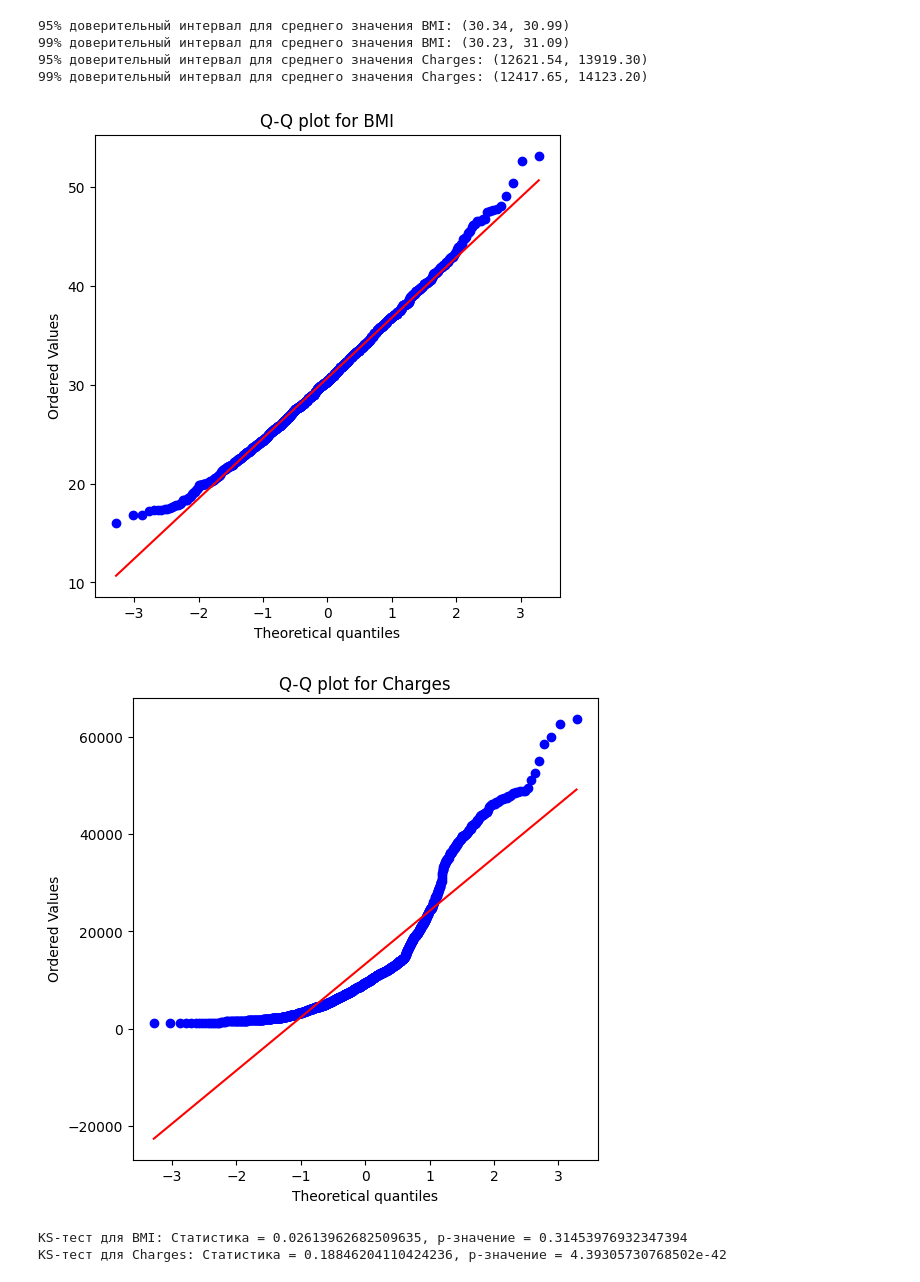
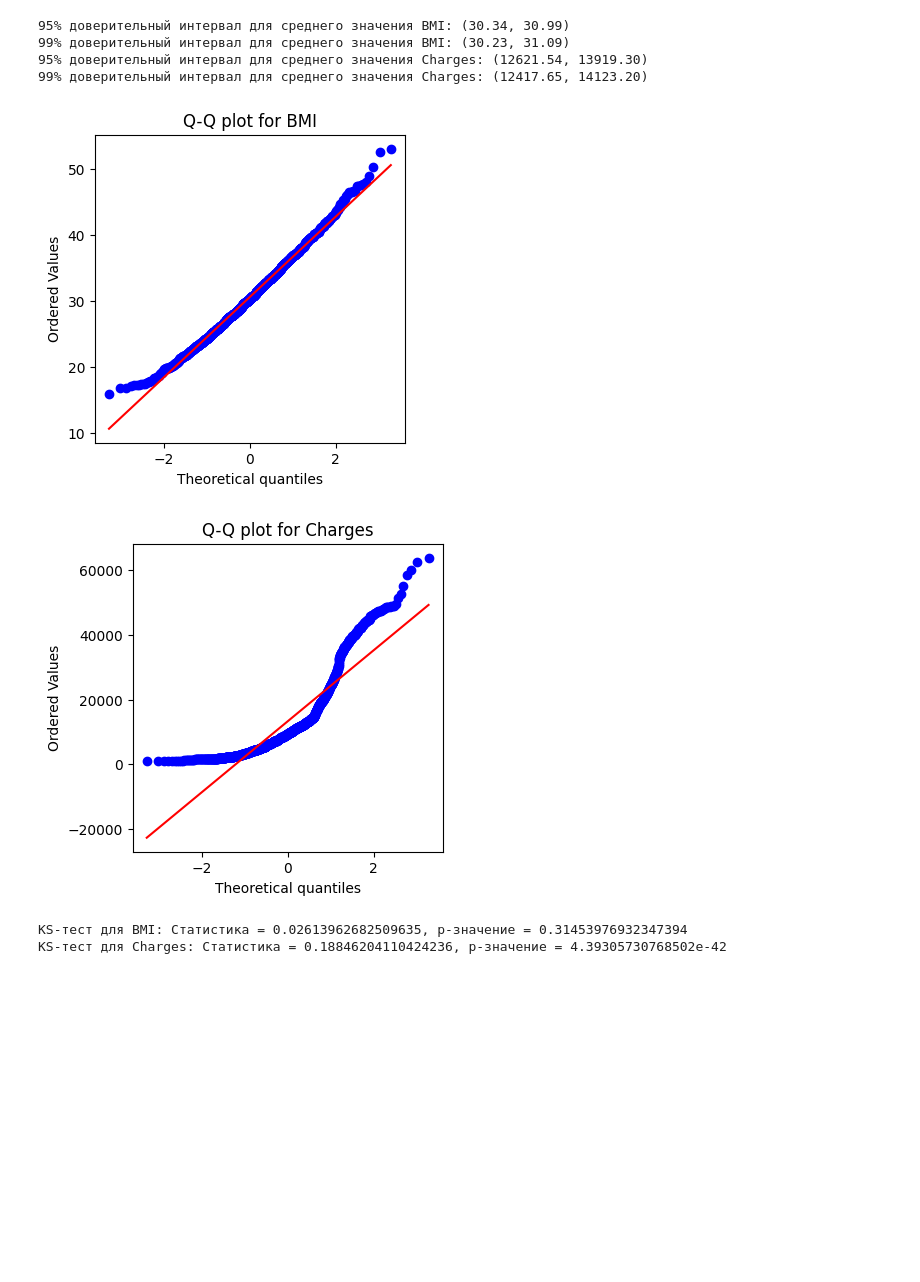
Before and after one commit to bratushkadan/t7-big-data, a Jupyter notebook: PRAC3.ipynb, the cells around one changed output. Drawn from its saved outputs; the diff is of its cells as text; code cells hidden in the pictures; blank space fills up the shorter version.

```diff
--- a/PRAC3.ipynb
+++ b/PRAC3.ipynb
@@ -240,36 +240,36 @@ print(f'99% доверительный интервал для среднего
 
 from scipy.stats import kstest
 
 bmi_data = data['bmi']
 charges_data = data['charges']
 
 # run KS-test and build Q-Q plot
 def check_normality(data, label):
     ks_statistic, p_value = kstest(data, 'norm', args=(np.mean(data), np.std(data)))
 
-    plt.figure(figsize=(6, 6))
+    plt.figure(figsize=(5, 5))
     stats.probplot(data, dist="norm", plot=plt)
     plt.title(f'Q-Q plot for {label}')
     plt.show()
 
     return ks_statistic, p_value
 
 # проверка нормальности для BMI
 bmi_ks_statistic, bmi_p_value = check_normality(bmi_data, 'BMI')
 
 # проверка нормальности для Charges
 charges_ks_statistic, charges_p_value = check_normality(charges_data, 'Charges')
 
 print(f'KS-тест для BMI: Статистика = {bmi_ks_statistic}, p-значение = {bmi_p_value}')
 print(f'KS-тест для Charges: Статистика = {charges_ks_statistic}, p-значение = {charges_p_value}')
 # Вывод:
 # - p-значение для BMI ≈ 0.32 > 0.05 – нулевая гипотеза не отвергается - распределение BMI близко к нормальному
 # - Q-Q plot график для BMI похож скорее на идеальную прямую – данные следуют нормальному закону распределения
 # - p-значение для Charges ≈ 4.4e-42 < 0.05 - нулевая гипотеза отвергается - распределение не является нормальным
 # - Q-Q plot график для Charget также не похож на прямую - данные не следуют нормальному закону распределения
 # %% [output]
-[figure, old version]
+[figure, new version]
-[figure, old version]
+[figure, new version]
 KS-тест для BMI: Статистика = 0.02613962682509635, p-значение = 0.31453976932347394
 KS-тест для Charges: Статистика = 0.18846204110424236, p-значение = 4.39305730768502e-42
 # %%
```
Also changed, not shown: parts of 6 cells of this notebook.
